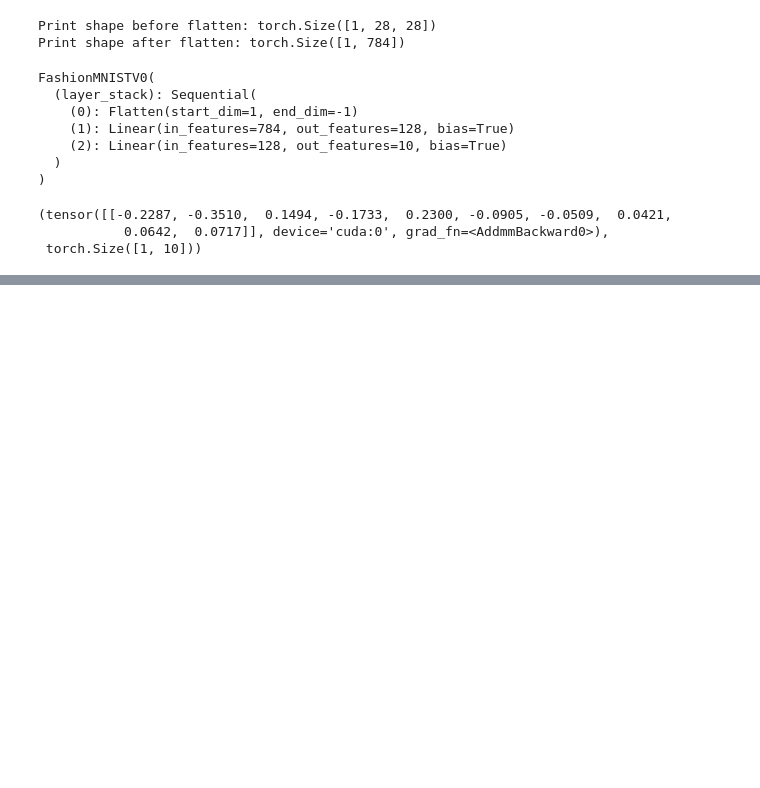
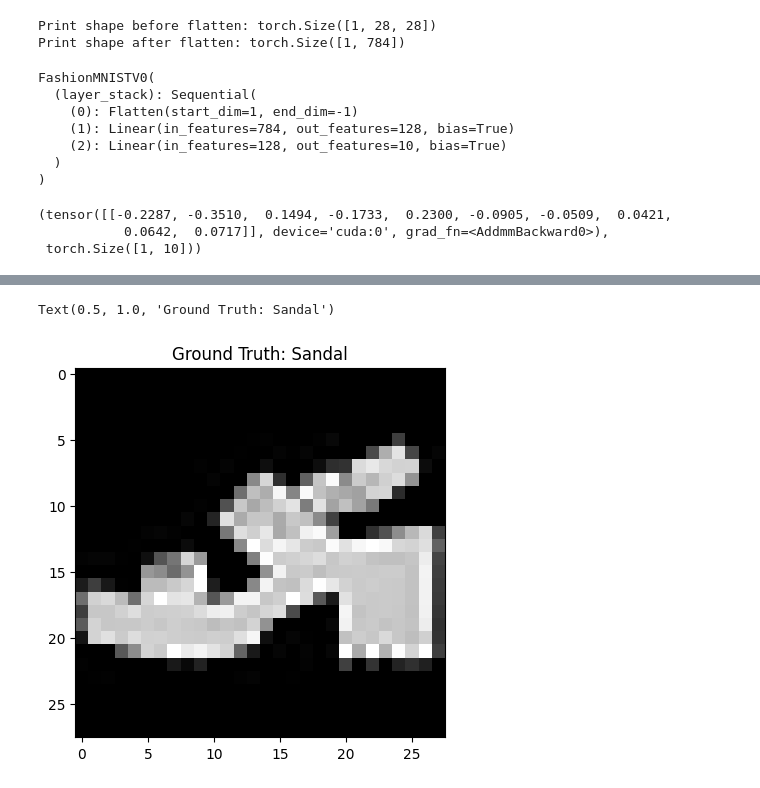
Before and after one commit to kvnptl/pytorch-practice, a Jupyter notebook: 03_pytorch_computer_vision.ipynb, the cells around one changed output, grey strips where cells are left out. Cells and saved outputs as stored; diff of their text form; code cells hidden in the pictures; blank space fills up the shorter version.

```diff
--- a/03_pytorch_computer_vision.ipynb
+++ b/03_pytorch_computer_vision.ipynb
@@ -373,0 +702,6 @@ print(model_0_results)
+# %%
+plt.imshow(test_samples[0].squeeze(), cmap='gray')
+plt.title('Ground Truth: {}'.format(class_names[test_labels[0]]))
+# %% [output]
+Text(0.5, 1.0, 'Ground Truth: Sandal')
+[figure, added]
```
Also changed, not shown: parts of 37 cells of this notebook, 1 other file.
